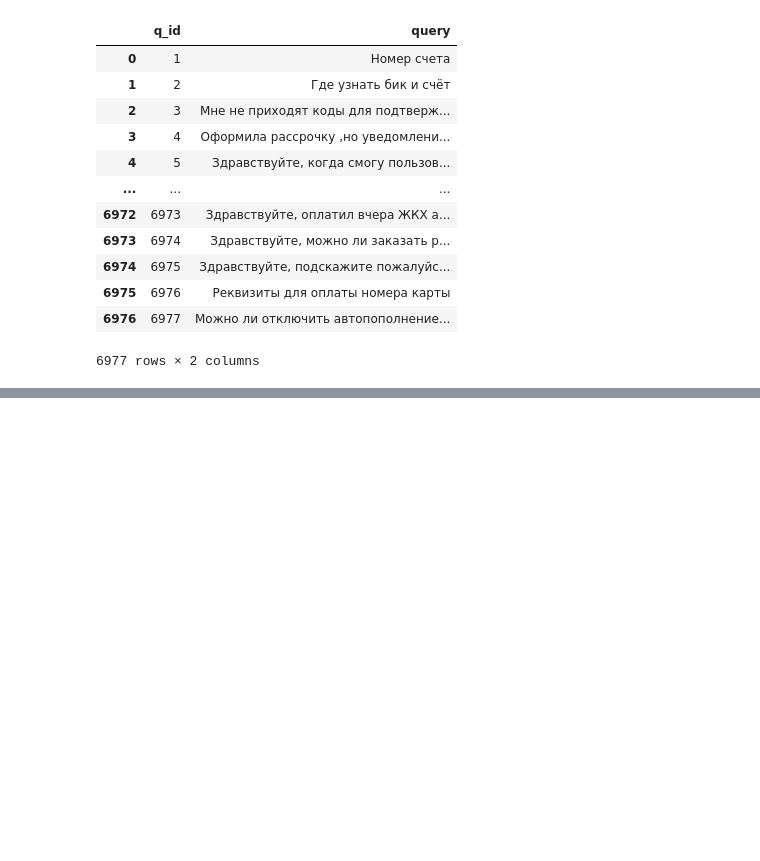
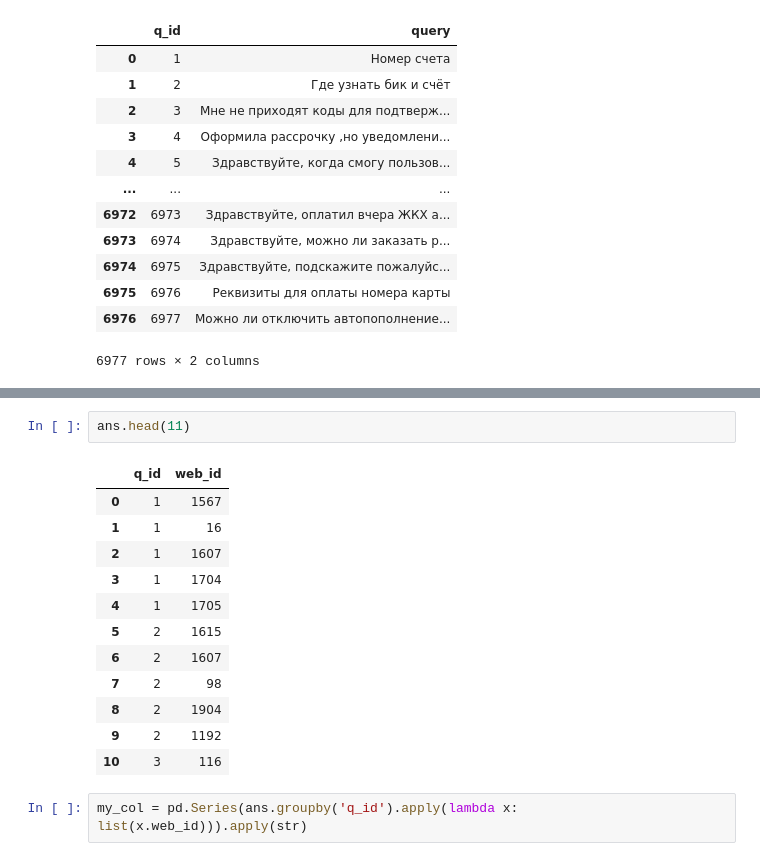
Before and after one commit to V-L-A-P-P/AURA, a Jupyter notebook: notebooks/notebook_0.ipynb, the cells around one changed output, grey strips where cells are left out. Saved outputs shown, nothing was run; the diff lists cells and outputs as text; blank space fills up the shorter version.

```diff
--- a/notebooks/notebook_0.ipynb
+++ b/notebooks/notebook_0.ipynb
@@ -152,0 +298,17 @@ questions
+# %%
+ans.head(11)
+# %% [output]
+|  | q_id | web_id |
+| 0 | 1 | 1567 |
+| 1 | 1 | 16 |
+| 2 | 1 | 1607 |
+| 3 | 1 | 1704 |
+| 4 | 1 | 1705 |
+| 5 | 2 | 1615 |
+| 6 | 2 | 1607 |
+| 7 | 2 | 98 |
+| 8 | 2 | 1904 |
+| 9 | 2 | 1192 |
+| 10 | 3 | 116 |
+# %%
+my_col = pd.Series(ans.groupby('q_id').apply(lambda x: list(x.web_id))).apply(str)
```
Also changed, not shown: parts of 34 cells of this notebook, 24 other files.
